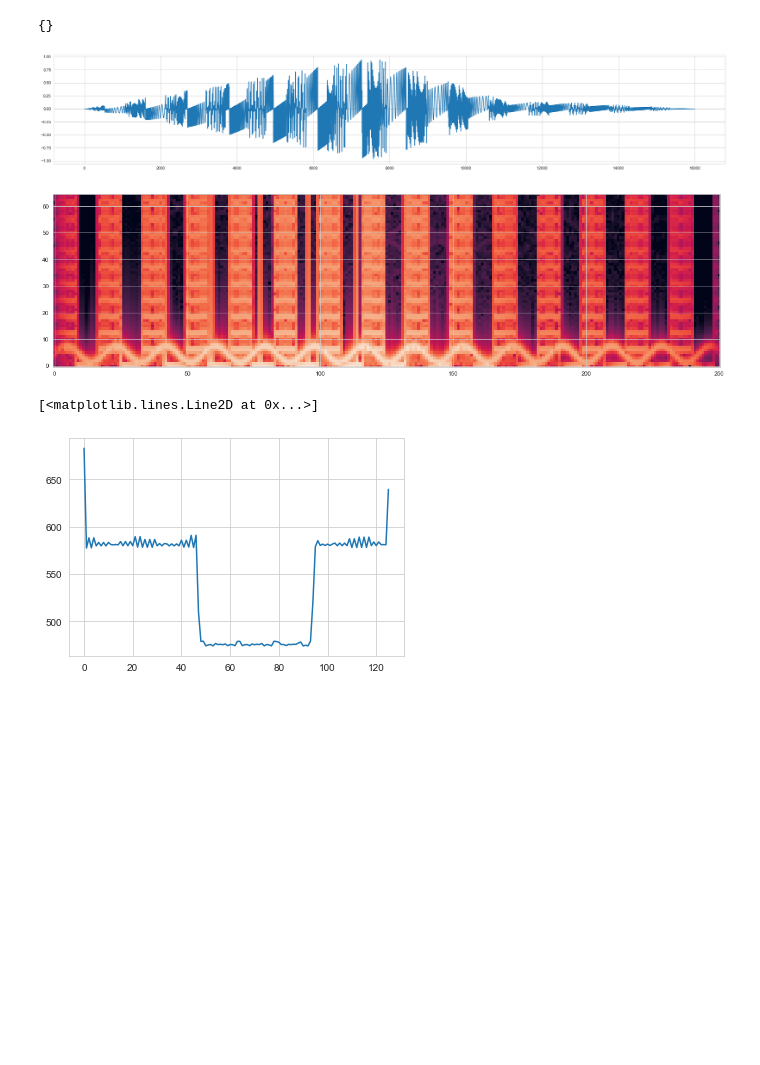
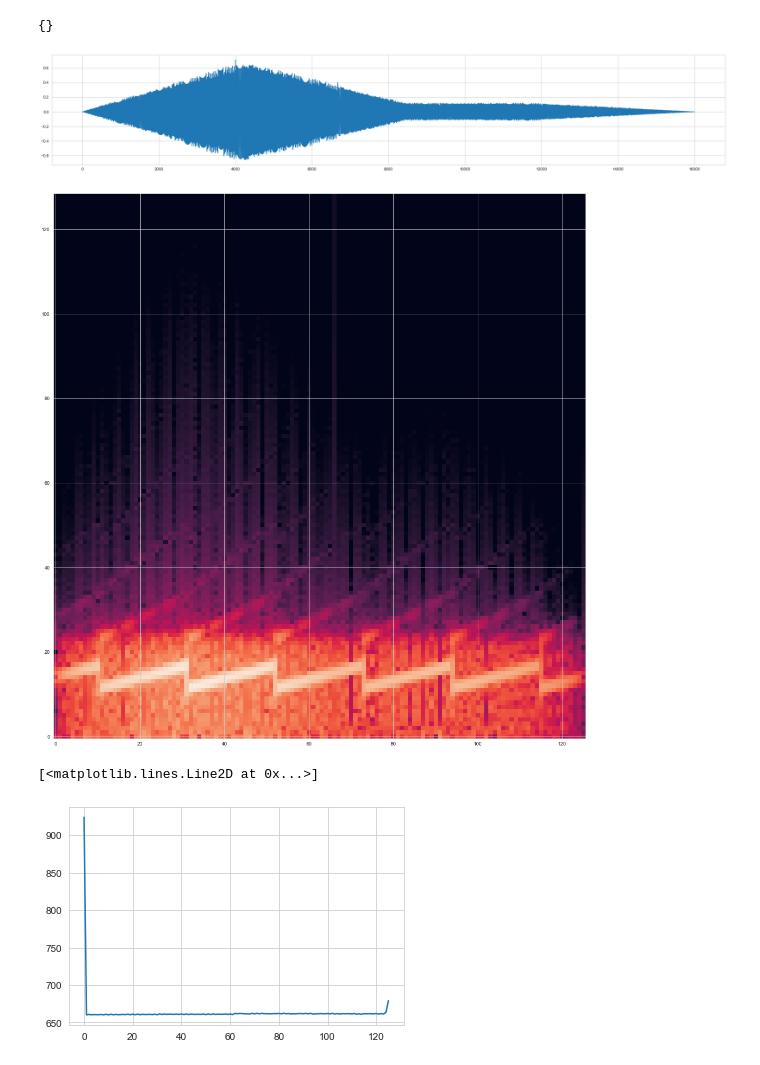
Before and after one commit to aisynth/diffmoog, a Jupyter notebook: visualization_notebooks/visualize_data.ipynb, the cells around one changed output. Drawn from its saved outputs; the diff is of its cells as text; code cells hidden in the pictures; blank space fills up the shorter version.

```diff
--- a/visualization_notebooks/visualize_data.ipynb
+++ b/visualization_notebooks/visualize_data.ipynb
@@ -25,9 +25,9 @@ from tensorboard.backend.event_processing.event_accumulator import EventAccumula
 import seaborn as sns
 sns.set_style('whitegrid')
 
-spectrogram = Spectrogram(n_fft=128)
+spectrogram = Spectrogram(n_fft=256)
 # %%
-dataset_to_visualize = 'basic_flow_no_filter_toy_dataset'
+dataset_to_visualize = 'basic_flow_single'
 split_to_visualize = 'train'
 data_dir = os.path.join('../data', dataset_to_visualize, split_to_visualize, '')
 
@@ -56,37 +56,37 @@ def get_params_dict_from_df(df: pd.DataFrame, idx: int):
 
     return filtered_dict
 # %%
-idx = 115
+idx = 8
 params = get_params_dict_from_df(params_df, idx)
 print(params)
 
 wav_file_path = os.path.join(wav_files_dir, f'sound_{idx}.wav')
 signal, _ = torchaudio.load(wav_file_path)
 
 db = torchaudio.transforms.AmplitudeToDB()
 
 spec = db(spectrogram(signal))
 
 np_signal = signal.numpy().squeeze()
 np_spec = spec.numpy().squeeze()
 
 fig, ax = plt.subplots(1, 1, figsize=(30, 5))
 ax.plot(np_signal)
 
 fig2, ax2 = plt.subplots(1, 1, figsize=(20, 20))
 ax2.imshow(np_spec, origin='lower')
 plt.show()
 # %% [output]
 {}
-[figure, old version]
+[figure, new version]
-[figure, old version]
+[figure, new version]
 # %%
 sc = SpectralCentroid(sample_rate=16000, n_fft=256)
 sc_output = sc(signal)
 plt.plot(sc_output[0])
 # %% [output]
 [<matplotlib.lines.Line2D at 0x...>]
-[figure, old version]
+[figure, new version]
 # %%
 filtered_sound = lowpass_biquad(signal, 16000, 8010)
 np_filtered_sound = filtered_sound.numpy().squeeze()
```
Also changed, not shown: parts of 1 cell of this notebook, 9 other files.
